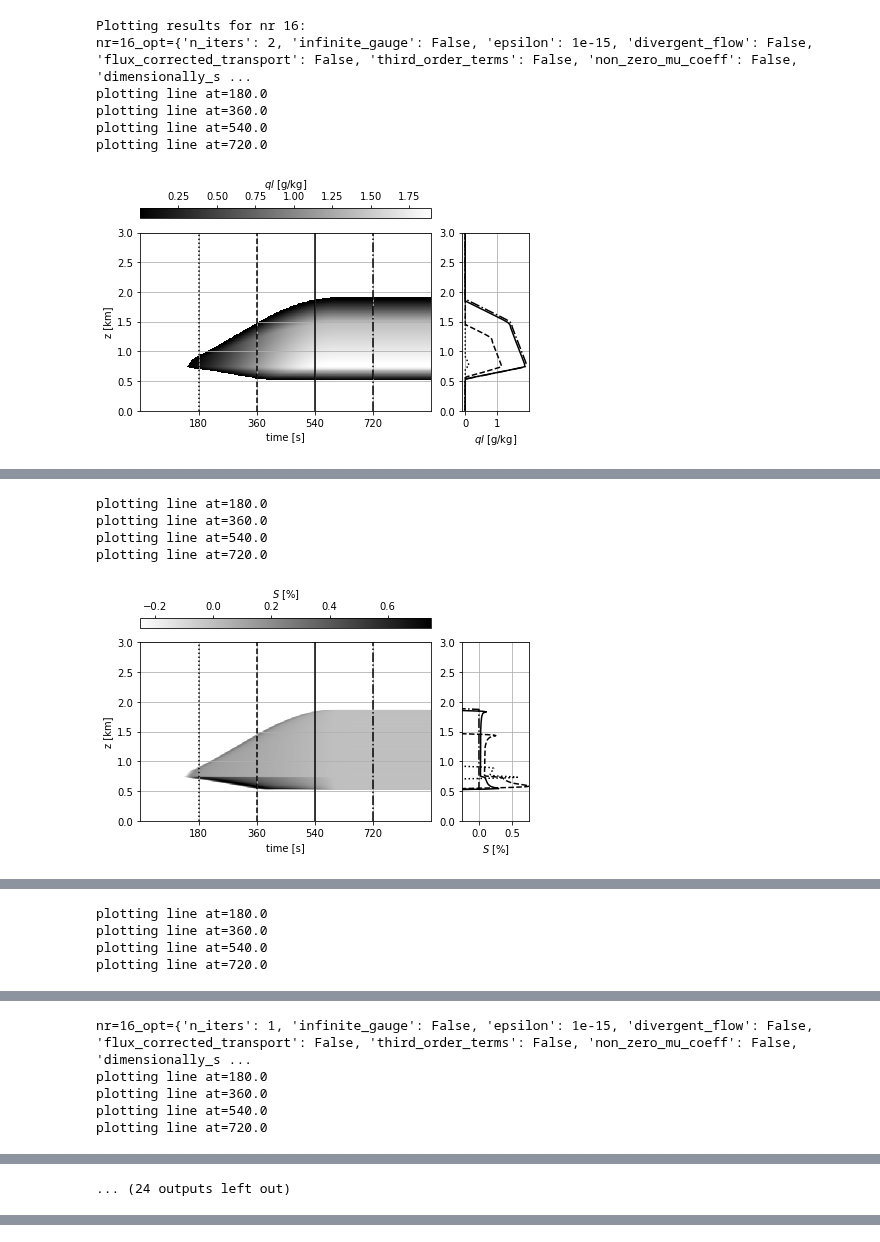
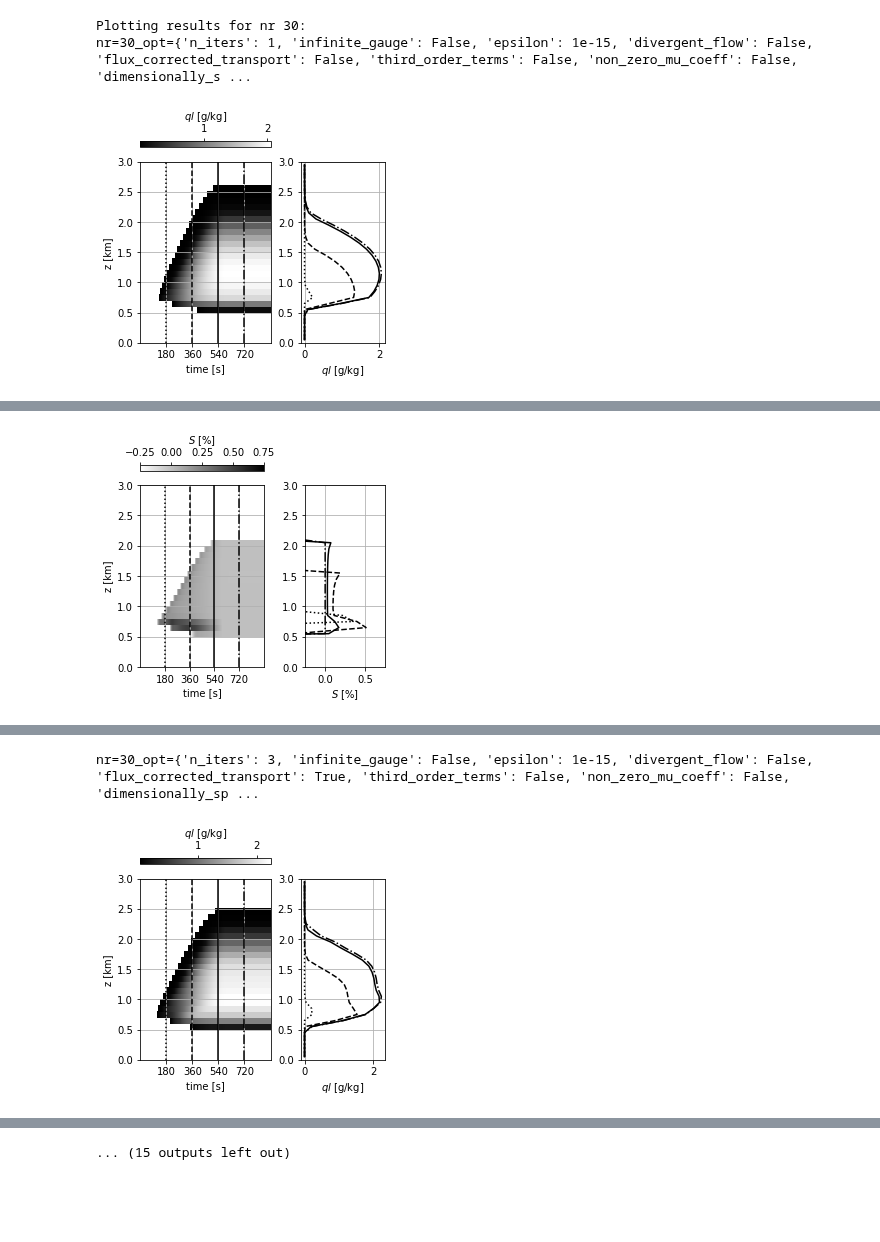
Before and after one commit to slayoo/PyMPDATA-examples, a Jupyter notebook: PyMPDATA_examples/Shipway_and_Hill_2012/fig_1.ipynb, the cells around one changed output, grey strips where cells are left out. Cells and saved outputs as stored; diff of their text form; code cells hidden in the pictures; blank space fills up the shorter version.

```diff
--- a/PyMPDATA_examples/Shipway_and_Hill_2012/fig_1.ipynb
+++ b/PyMPDATA_examples/Shipway_and_Hill_2012/fig_1.ipynb
@@ -11,21 +11,20 @@ import numba
 # %%
 # note: 1=bulk
-NRS=(16,)
+NRS=(30,)
 R_MIN = 1 * si.um
-R_MAX = 26* si.um
+R_MAX = 21* si.um
 
-VERTVELO = 2*si.m/si.s
+VERTVELO = 2.5*si.m/si.s
 N_CCN_HALO = 500/si.mg
 T_MAX=15*si.minutes
 P0 = 1007*si.hPa
 
-DT=1*si.s
-DZ=10*si.m
+DT=2/3*si.s
+DZ=100*si.m
 
 OPTIONS = {
     Options(n_iters=3, flux_corrected_transport=True),
     Options(n_iters=2, flux_corrected_transport=True),
-    Options(n_iters=2, flux_corrected_transport=False),
     Options(n_iters=1),
 }
 # %%
@@ -265,37 +266,26 @@ Simulating using nr=16 and options={'n_iters': 2, 'infinite_gauge': False, 'epsi
 # %%
 cmap='gray'
 rasterized=True
+figsize=(4,4)
 for nr in NRS:
     print("Plotting results for nr {}:".format(nr))
     for options in OPTIONS:
         key = label(options, nr)
         print(key)
 #         plot(var='qv', mult=1e3, label='$q_v$ [g/kg]', output=outputs[f'{key}'], cmap=cmap, threshold=1e-3)
 #         show_plot()
-        plot(var='ql', mult=1e3, label='$ql$ [g/kg]', output=outputs[f'{key}'], cmap=cmap, threshold=1e-3)
+        plot(var='ql', mult=1e3, label='$ql$ [g/kg]', output=outputs[f'{key}'], cmap=cmap, threshold=1e-3, figsize=figsize)
+        show_plot(f'fig_prof_ql_n_iters={options.n_iters}.pdf')
+        plot(var='S', mult=1e2, label='$S$ [%]', range=(-.25, .75), output=outputs[f'{key}'], cmap=cmap+'_r', figsize=figsize)
+        show_plot(f'fig_prof_S_n_iters={options.n_iters}.pdf')
+        plot(var='act_frac', mult=1e2, label='$N/N_{CCN}$ [%]', output=outputs[f'{key}'], cmap=cmap, threshold=1e-3, figsize=figsize)
         show_plot()
-        plot(var='S', mult=1e2, label='$S$ [%]', range=(-.25, .75), output=outputs[f'{key}'], cmap=cmap+'_r')
-        show_plot()
-#         plot(var='act_frac', mult=1e2, label='$N/N_{CCN}$ [%]', output=outputs[f'{key}'], cmap=cmap, threshold=1e-3)
-#         show_plot()
-        plot(var='reldisp', mult=1, label='$d$ [1]', range=(0.1, 0.7), output=outputs[f'{key}'], cmap=cmap+'_r')
-        show_plot()
+        plot(var='reldisp', mult=1, label='$d$ [1]', range=(0.1, 0.4), output=outputs[f'{key}'], cmap=cmap+'_r', figsize=figsize)
+        show_plot(f'fig_prof_d_n_iters={options.n_iters}.pdf')
 # %% [output]
-Plotting results for nr 16:
-nr=16_opt={'n_iters': 2, 'infinite_gauge': False, 'epsilon': 1e-15, 'divergent_flow': False, 'flux_corrected_transport': False, 'third_order_terms': False, 'non_zero_mu_coeff': False, 'dimensionally_s ...
-plotting line at=180.0
-plotting line at=360.0
-plotting line at=540.0
-plotting line at=720.0
+Plotting results for nr 30:
+nr=30_opt={'n_iters': 1, 'infinite_gauge': False, 'epsilon': 1e-15, 'divergent_flow': False, 'flux_corrected_transport': False, 'third_order_terms': False, 'non_zero_mu_coeff': False, 'dimensionally_s ...
-[figure, old version]
+[figure, new version]
 [interactive output not drawn]
-plotting line at=180.0
-plotting line at=360.0
-plotting line at=540.0
-plotting line at=720.0
-[figure, old version]
+[figure, new version]
 [interactive output not drawn]
-plotting line at=180.0
-plotting line at=360.0
-plotting line at=540.0
-plotting line at=720.0
@@ -303,6 +293 @@ plotting line at=720.0
 [interactive output not drawn]
-nr=16_opt={'n_iters': 1, 'infinite_gauge': False, 'epsilon': 1e-15, 'divergent_flow': False, 'flux_corrected_transport': False, 'third_order_terms': False, 'non_zero_mu_coeff': False, 'dimensionally_s ...
-plotting line at=180.0
-plotting line at=360.0
-plotting line at=540.0
-plotting line at=720.0
@@ -310,2 +295,3 @@ plotting line at=720.0
 [interactive output not drawn]
-... (24 outputs left out)
+nr=30_opt={'n_iters': 3, 'infinite_gauge': False, 'epsilon': 1e-15, 'divergent_flow': False, 'flux_corrected_transport': True, 'third_order_terms': False, 'non_zero_mu_coeff': False, 'dimensionally_sp ...
+[figure, added]
@@ -311,0 +299 @@ plotting line at=720.0
+... (15 outputs left out)
```
Also changed, not shown: parts of 4 cells of this notebook, 2 other files.
